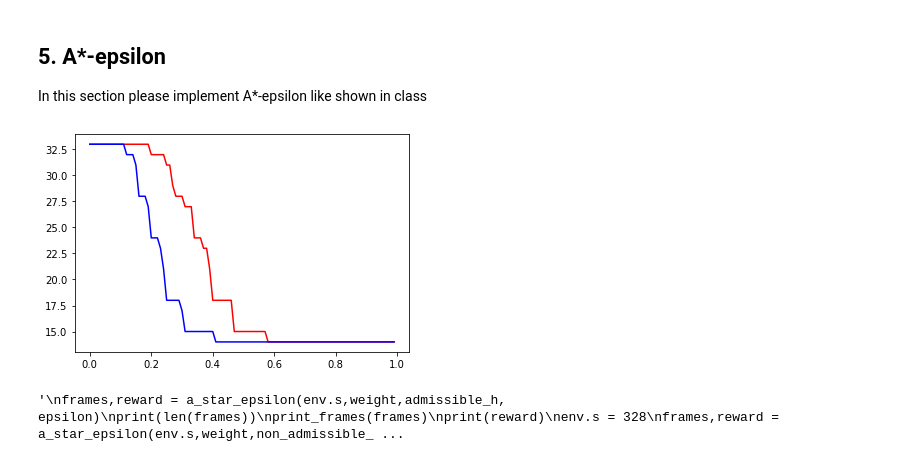
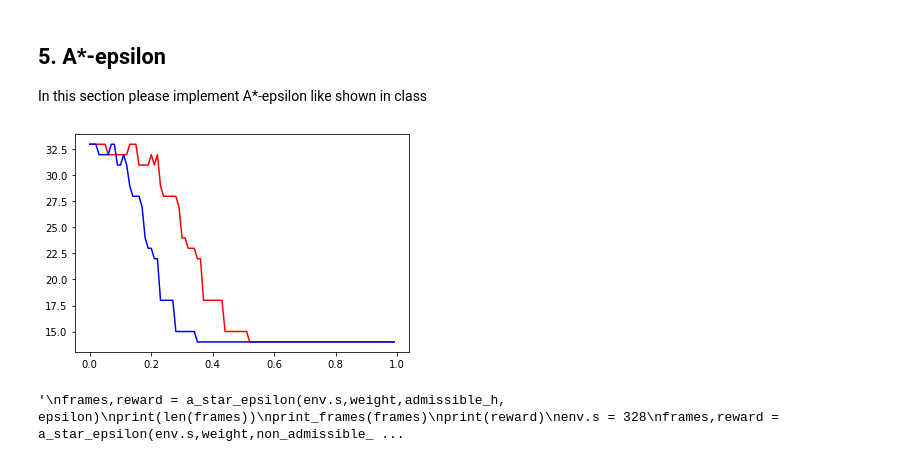
Before and after one commit to nivyaal/AI-hw1, a Jupyter notebook: HW1.ipynb, the cells around one changed output. Drawn from its saved outputs; the diff is of its cells as text; code cells hidden in the pictures.

Commit message:
addin choose from focal

```diff
--- a/HW1.ipynb
+++ b/HW1.ipynb
@@ -620,10 +621,10 @@ class A_star(SearchAlgorithm):
             if reward >= -1 and new_state != node.state:
                 if reward == 20:
                     new_node = new_node = Astar_Node(env.render(mode='ansi'),new_state,action,reward,
-                                      done,node, self.h(new_state), node.g - 1 ) #not sure about -1 multiply
+                                      done,node, self.h(new_state), node.g )
                 else:
                     new_node = Astar_Node(env.render(mode='ansi'),new_state,action,reward,
-                                      done,node, self.h(new_state), node.g+(-1)*reward) #not sure about -1 multiply
+                                      done,node, self.h(new_state), node.g+(-1)*reward)
                 neighbours.append(new_node)
             env.unwrapped.s = node.state
         return neighbours
@@ -716,14 +717,32 @@ class A_star_eps(A_star):
         super().__init__(func,weight)
 
     def choose_from_focal(self, open):
-        #min_f = open[0][0]
-        #for n in reversed(open):
-        #    if n[0] <= (1+self.e)*min_f:
+        min_f = open[0][0]
+        focal =[]
+        for n in open:
+            if n[0] <= (1+self.e)*min_f:
+                q.heappush(focal, (n[1].h, n))
+        chosen_node = q.heappop(focal)[1]
+        #for n in open :
+        #    if n[1].state == chosen_node[1].state:
+         #       open.remove(n)
+          #      break
+        open.remove(chosen_node)
+        return chosen_node[1]
+
         #        node = n[1]
         #        open.remove(n)
         #        return node
+        #return q.heappop(open)[1]
+
+    def choose_from_focal2(self, open):
+        min_f = open[0][0]
+        for n in reversed(open):
+             if n[0] <= (1+self.e)*min_f:
+                node = n[1]
+                open.remove(n)
+                return node
         return q.heappop(open)[1]
-
 
     def search(self,start_state):
         start_node = Astar_Node(env.render(mode='ansi'), start_state, None, 0, False, None, self.h(start_state), 0)
@@ -807,32 +826,32 @@ times=[]
 times2 =[]
 for x in range (0,100):
     env.unwrapped.s = 328
     weight = x/100
     frames,reward = a_star_epsilon(env.s,weight,admissible_h, epsilon)
     weights.append(weight)
     times.append(counter)
 
 for x in range (0,100):
     env.unwrapped.s = 328
     weight = x/100
     frames,reward = a_star_epsilon(env.s,weight,non_admissible_h3, epsilon)
     times2.append(counter)
 
 plt.plot(weights, times, color = 'red')
 plt.plot(weights, times2, color = 'blue')
 plt.show()
 
 
 '''
 frames,reward = a_star_epsilon(env.s,weight,admissible_h, epsilon)
 print(len(frames))
 print_frames(frames)
 print(reward)
 env.s = 328
 frames,reward = a_star_epsilon(env.s,weight,non_admissible_h,epsilon )
 print_frames(frames)
 print(reward)
 '''
 # %% [output]
-[figure, old version]
+[figure, new version]
 '\nframes,reward = a_star_epsilon(env.s,weight,admissible_h, epsilon)\nprint(len(frames))\nprint_frames(frames)\nprint(reward)\nenv.s = 328\nframes,reward = a_star_epsilon(env.s,weight,non_admissible_ ...
```
Also changed, not shown: parts of 1 cell of this notebook.
